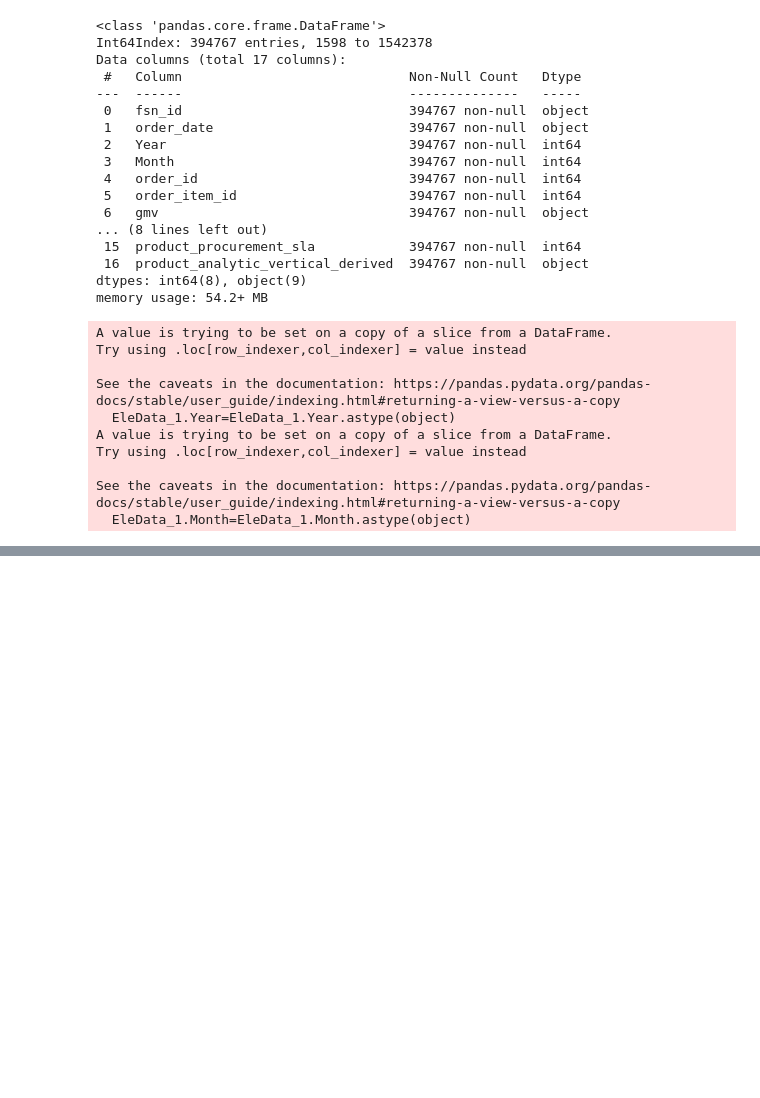
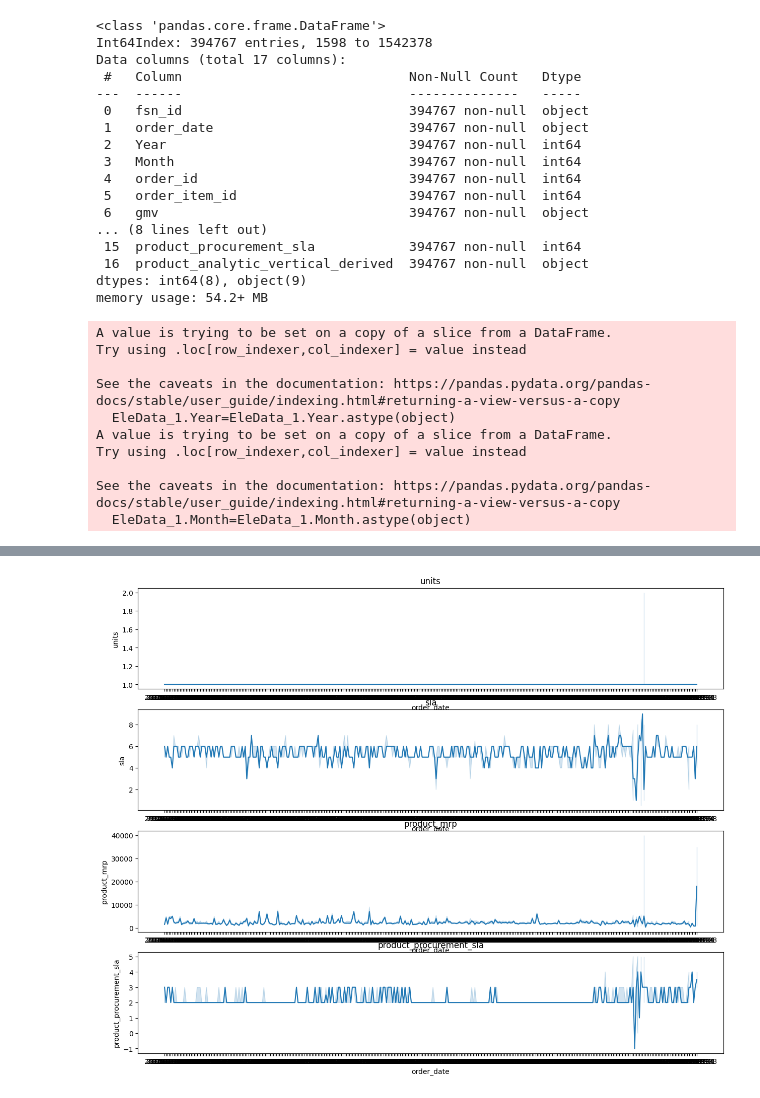
Before and after one commit to PrajsPrabs/UpgradBACaseStudy, a Jupyter notebook: EComm1.ipynb, the cells around one changed output, grey strips where cells are left out. Drawn from its saved outputs; the diff is of its cells as text; code cells hidden in the pictures; blank space fills up the shorter version.

```diff
--- a/EComm1.ipynb
+++ b/EComm1.ipynb
@@ -479,0 +507,10 @@ for i in num:
+# %%
+plt.figure(figsize=(15, 12))
+x=1
+for i in num:
+  plt.subplot(4,1,x)
+  plt.title(i)
+  sns.lineplot(x=EleData2['order_date'],y=EleData2[i],estimator=nm.median)
+  x=x+1
+# %% [output]
+[figure, added]
```
Also changed, not shown: parts of 11 cells of this notebook.
